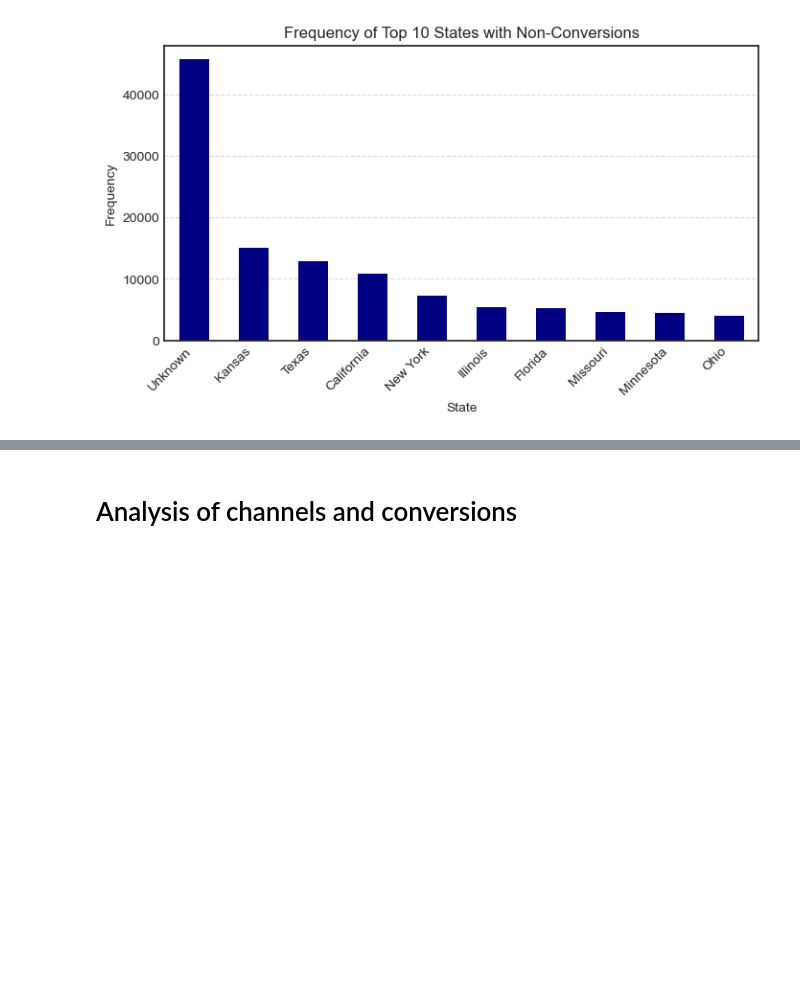
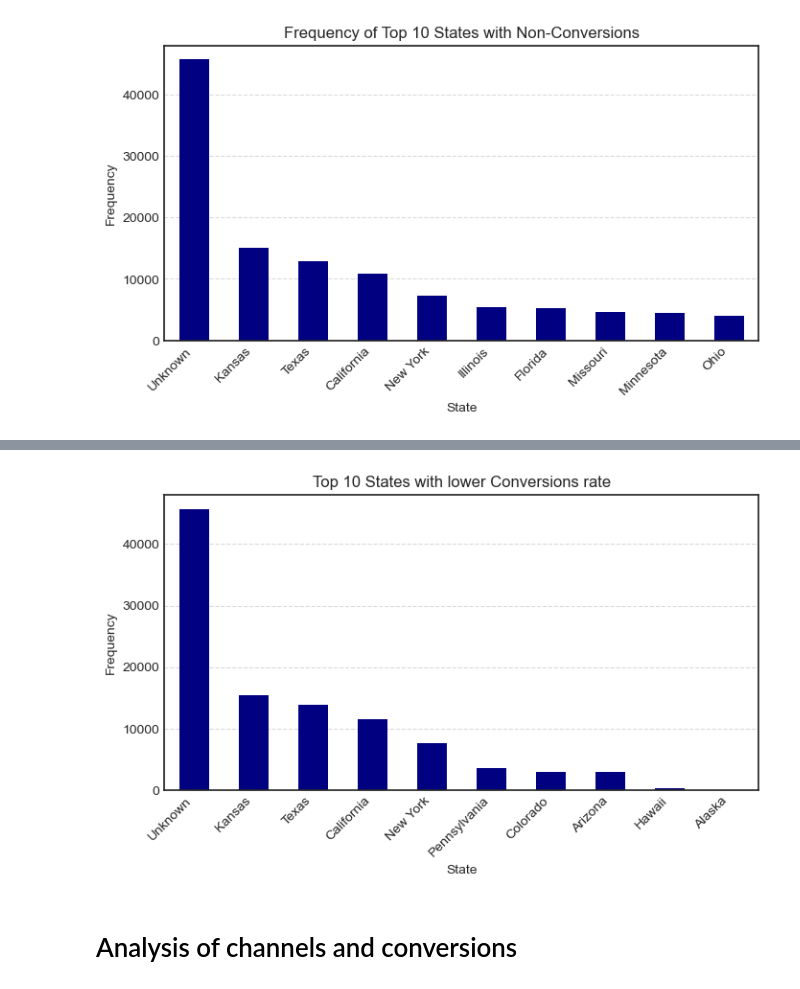
Before and after one commit to Andreadatalu/Marketing_analyst_challenge_2024, a Jupyter notebook: Marketing Analyst - Challenge - Part 2/Marketing Analyst - Challenge - Part 2 [Analysis].ipynb, the cells around one changed output, grey strips where cells are left out. Saved outputs shown, nothing was run; the diff lists cells and outputs as text; code cells hidden in the pictures; blank space fills up the shorter version.

```diff
--- a/Marketing Analyst - Challenge - Part 2/Marketing Analyst - Challenge - Part 2 [Analysis].ipynb
+++ b/Marketing Analyst - Challenge - Part 2/Marketing Analyst - Challenge - Part 2 [Analysis].ipynb
@@ -166,0 +159,6 @@ plt.show()
+# %%
+total_users_by_state = data['state_fill'].value_counts()
+total_non_converted_by_state = total_non_converted['state_fill'].value_counts()
+non_conversion_percentage_by_state = (total_non_converted_by_state / total_users_by_state * 100).sort_values(ascending=False)
+print("Non conversion percentage by state:")
+non_conversion_percentage_by_state.head(10)
@@ -167,3 +178,20 @@ plt.show()
+# %%
+# Sort the states with the lowest conversion rate considering the number of users reached per state
+
+top_10_states_non_conversion = non_conversion_percentage_by_state.head(10)
+top_10_states_non_conversion_data = data[data['state_fill'].isin(top_10_states_non_conversion.index)]
+state_frequency_non_conversion = top_10_states_non_conversion_data['state_fill'].value_counts()
+
+plt.figure(figsize=(8, 4))
+state_frequency_non_conversion.plot(kind='bar', color='navy')
+plt.title('Top 10 States with lower Conversions rate')
+plt.xlabel('State')
+plt.ylabel('Frequency')
+plt.xticks(rotation=45, ha='right')
+plt.grid(axis='y', linestyle='--', alpha=0.7)
+plt.show()
+# %% [output]
+[figure, added]
 # %% [markdown]
 # Analysis of channels and conversions
 # %%
```
Also changed, not shown: parts of 15 cells of this notebook.
